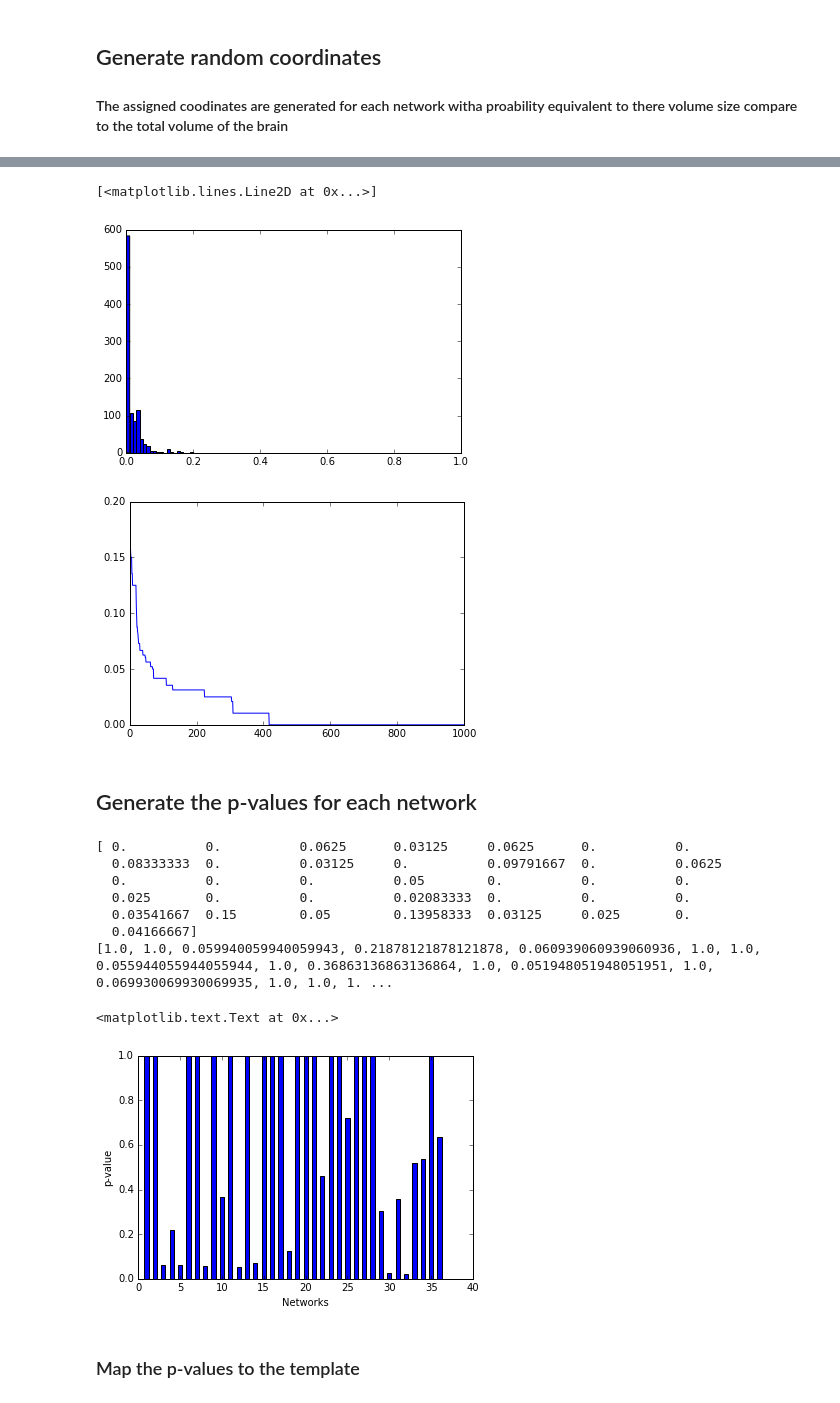
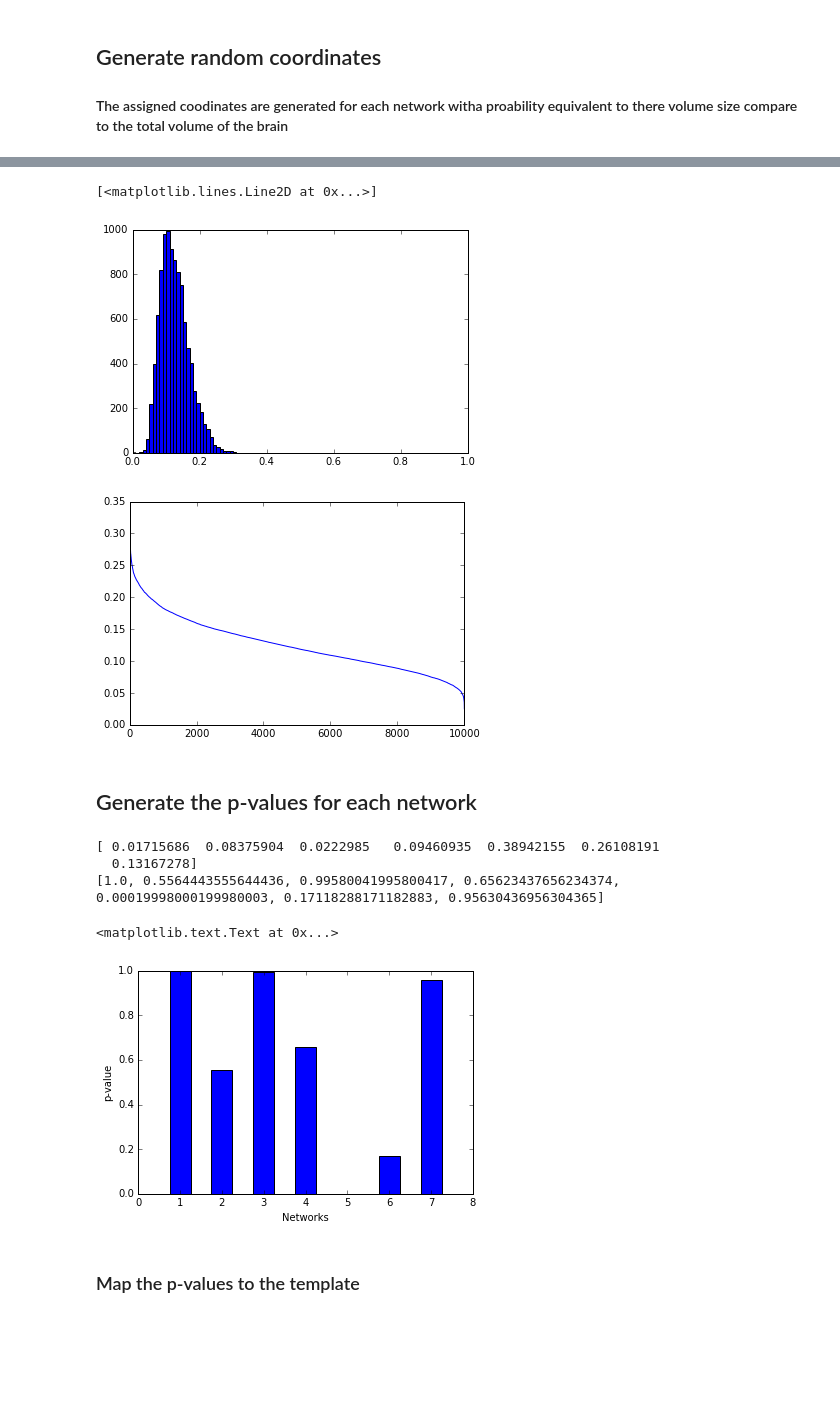
Before and after one commit to SIMEXP/Projects, a Jupyter notebook: metaad/network_level_meta.ipynb, the cells around one changed output, grey strips where cells are left out. Cells and saved outputs as stored; diff of their text form; code cells hidden in the pictures; blank space fills up the shorter version.

```diff
--- a/metaad/network_level_meta.ipynb
+++ b/metaad/network_level_meta.ipynb
@@ -16,37 +16,32 @@ import numpy.linalg as npl
 # Load data
 # %%
 #seed_data = pd.read_csv('20160128_AD_Decrease_Meta_Christian.csv')
-
-
-
-
-
 
 template_036= nib.load('/home/cdansereau/data/template_cambridge_basc_multiscale_nii_sym/template_cambridge_basc_multiscale_sym_scale036.nii.gz')
 template_020= nib.load('/home/cdansereau/data/template_cambridge_basc_multiscale_nii_sym/template_cambridge_basc_multiscale_sym_scale020.nii.gz')
 template_012= nib.load('/home/cdansereau/data/template_cambridge_basc_multiscale_nii_sym/template_cambridge_basc_multiscale_sym_scale012.nii.gz')
 template_007= nib.load('/home/cdansereau/data/template_cambridge_basc_multiscale_nii_sym/template_cambridge_basc_multiscale_sym_scale007.nii.gz')
 
-template = template_036
+template = template_007
 
-scale = '36'
+scale = '7'
 
-#seed_data = pd.read_csv('20160205_AD_Decrease_Meta_Final.csv')
+seed_data = pd.read_csv('20160205_AD_Decrease_Meta_Final.csv')
 #seed_data = pd.read_csv('20160129_AD_Increase_Meta_Final.csv')
 
 #seed_data = pd.read_csv('20160205_MCI_Decrease_Meta_Final.csv')
-seed_data = pd.read_csv('20160204_MCI_Increase_Meta_Final.csv')
+#seed_data = pd.read_csv('20160204_MCI_Increase_Meta_Final.csv')
 
 
-#output_stats = 'AD_decrease_scale'+scale+'_stats.mat'
-#output_vol   = 'AD_decrease_hitfreq_scale'+scale+'_vol.nii.gz'
+output_stats = 'AD_decrease_scale'+scale+'_stats.mat'
+output_vol   = 'AD_decrease_hitfreq_scale'+scale+'_vol.nii.gz'
 #output_stats = 'AD_increase_scale'+scale+'_stats.mat'
 #output_vol   = 'AD_increase_hitfreq_scale'+scale+'_vol.nii.gz'
 
 #output_stats = 'MCI_decrease_scale'+scale+'_stats.mat'
 #output_vol   = 'MCI_decrease_hitfreq_scale'+scale+'_vol.nii.gz'
-output_stats = 'MCI_increase_scale'+scale+'_stats.mat'
-output_vol   = 'MCI_increase_hitfreq_scale'+scale+'_vol.nii.gz'
+#output_stats = 'MCI_increase_scale'+scale+'_stats.mat'
+#output_vol   = 'MCI_increase_hitfreq_scale'+scale+'_vol.nii.gz'
 # %%
 seed_data
 # %% [output]
@@ -177,8 +169,8 @@ def permute_table(frequency_votes,n_iter):
 def compute_freq(votes,data_ratio_votes,seed_data,proba):
     # take one vote for each study only
     uni_pmid = np.unique(seed_data['PMID'])
-    ratio_votes=np.zeros((data_ratio_votes.shape[0],data_ratio_votes.shape[1],1000))
-    for idx_perm in range(1000):
+    ratio_votes=np.zeros((data_ratio_votes.shape[0],data_ratio_votes.shape[1],10000))
+    for idx_perm in range(ratio_votes.shape[-1]):
         #    frequency_votes = np.hstack((frequency_votes,np.unique(votes[(seed_data['PMID']==uni_pmid[i]).values])))
         for i in range(len(uni_pmid)):
             aa = votes[(seed_data['PMID']==uni_pmid[i]).values]
@@ -234,38 +222,42 @@ plt.figure()
 plt.plot(dist_data[0].T)
 # %% [output]
 [<matplotlib.lines.Line2D at 0x...>]
-[figure, old version]
+[figure, new version]
-[figure, old version]
+[figure, new version]
 # %% [markdown]
 ## Generate the p-values for each network
 # %%
-def getpval(nhit,dist_data):
+def getpval_old(nhit,dist_data):
     distribution_val =  np.histogram(dist_data,bins=np.arange(0,1,0.01))
     idx_bin = np.where((distribution_val[1]>=round(nhit,2)) & (distribution_val[1]<=round(nhit,2)))[0][0]
     #print distribution_val[1]
     return (np.sum(distribution_val[0][idx_bin:-1])+1)/(dist_data.shape[0]+1.)
+
+def getpval(target,dist_data):
+    dist_sorted = np.sort(np.copy(dist_data))
+    b = np.sum(dist_sorted > target)
+    #print b
+    #print dist_data.shape[0]
+    #print distribution_val[1]
+    return ((b+1.)/(dist_data.shape[0]+1.))
 
 print network_votes
 
 pval_results=[]
 for i in range(0,len(dist_data)):
     pval_results.append(getpval(network_votes[i],dist_data[i,:]))
 
 print pval_results
 plt.figure()
 plt.bar(np.arange(1,len(pval_results)+1),pval_results,width=0.5,align='center')
 plt.xlabel('Networks')
 plt.ylabel('p-value')
 # %% [output]
-[ 0.          0.          0.0625      0.03125     0.0625      0.          0.
-  0.08333333  0.          0.03125     0.          0.09791667  0.          0.0625
-  0.          0.          0.          0.05        0.          0.          0.
-  0.025       0.          0.          0.02083333  0.          0.          0.
-  0.03541667  0.15        0.05        0.13958333  0.03125     0.025       0.
-  0.04166667]
-[1.0, 1.0, 0.059940059940059943, 0.21878121878121878, 0.060939060939060936, 1.0, 1.0, 0.055944055944055944, 1.0, 0.36863136863136864, 1.0, 0.051948051948051951, 1.0, 0.069930069930069935, 1.0, 1.0, 1. ...
+[ 0.01715686  0.08375904  0.0222985   0.09460935  0.38942155  0.26108191
+  0.13167278]
+[1.0, 0.5564443555644436, 0.99580041995800417, 0.65623437656234374, 0.00019998000199980003, 0.17118288171182883, 0.95630436956304365]
 <matplotlib.text.Text at 0x...>
-[figure, old version]
+[figure, new version]
 # %% [markdown]
 ### Map the p-values to the template
 # %%
```
Also changed, not shown: parts of 9 cells of this notebook, 20 other files.
